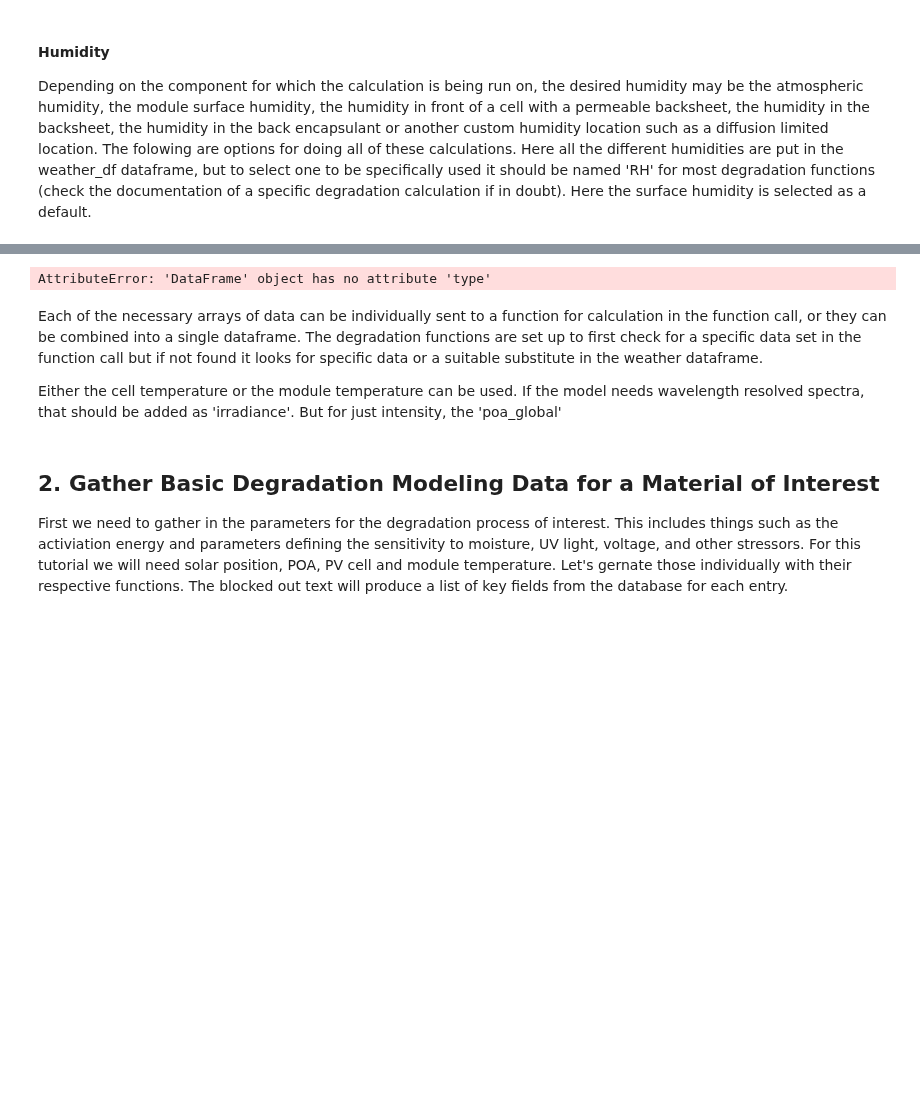
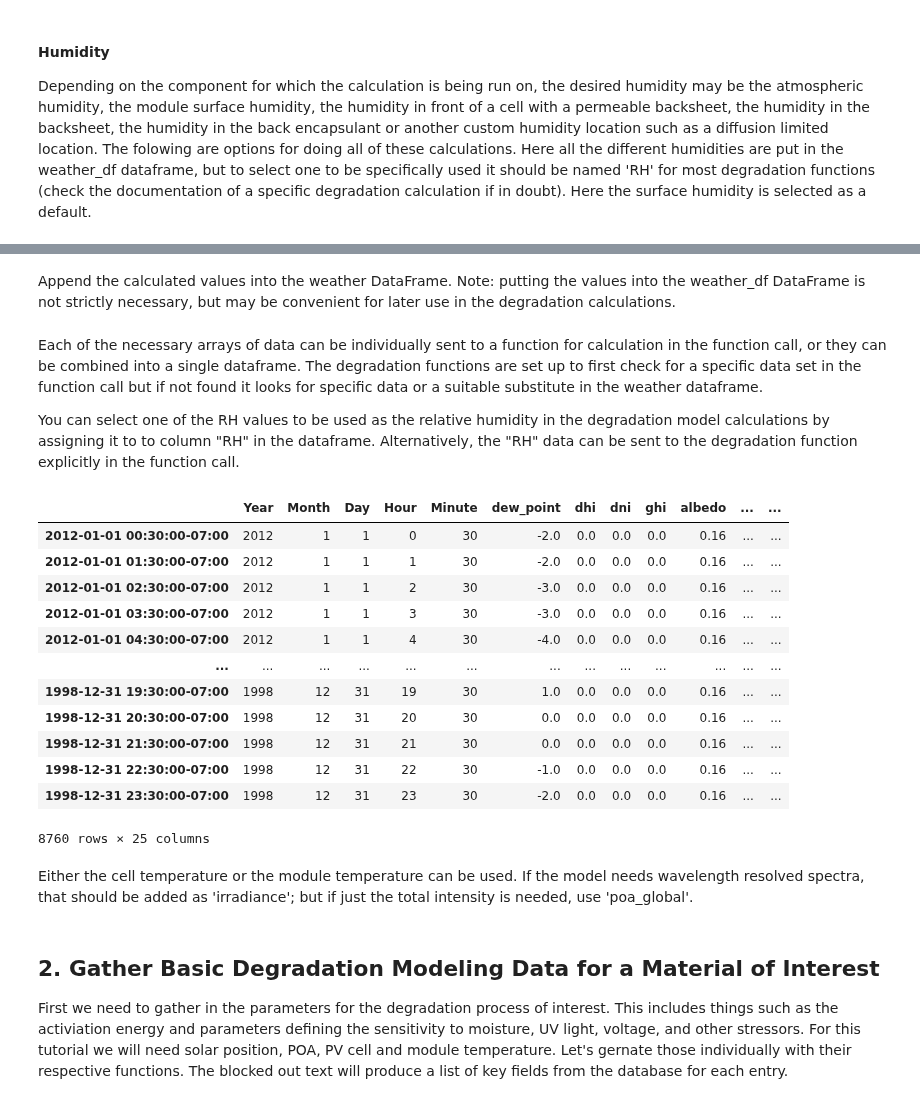
Before and after one commit to NREL/PVDegradationTools, a Jupyter notebook: tutorials_and_tools/tutorials_and_tools/Tools - Degradation.ipynb, the cells around one changed output, grey strips where cells are left out. Drawn from its saved outputs; the diff is of its cells as text; code cells hidden in the pictures; blank space fills up the shorter version.

Commit message:
Update Tools - Degradation.ipynb
Improving the tool such that it now will calculate the relevant humidities.

```diff
--- a/tutorials_and_tools/tutorials_and_tools/Tools - Degradation.ipynb
+++ b/tutorials_and_tools/tutorials_and_tools/Tools - Degradation.ipynb
@@ -171,16 +164,44 @@ AttributeError: 'UndefinedType' object has no attribute 'name'
-# %%
-display(Ce_back_encapsulant.type())
-# %% [output]
-AttributeError: 'DataFrame' object has no attribute 'type'
+# %% [markdown]
+Append the calculated values into the weather DataFrame.
+Note: putting the values into the weather_df DataFrame is not strictly necessary, but may be convenient for later use in the degradation calculations.
+# %%
+weather_df['RH_surface'] = RH_surface
+weather_df['RH_front_encapsulant'] = RH_front_encapsulant
+weather_df['Ce_back_encapsulant'] = Ce_back_encapsulant
+weather_df['RH_back_encapsulant'] = RH_back_encapsulant
+weather_df['RH_backsheet'] = RH_backsheet
+
+weather_df['poa_global'] = poa_df['poa_global']
 # %% [markdown]
 Each of the necessary arrays of data can be individually sent to a function for calculation in the function call, or they can be combined into a single dataframe. The degradation functions are set up to first check for a specific data set in the function call but if not found it looks for specific data or a suitable substitute in the weather dataframe.
 
-Either the cell temperature or the module temperature can be used.
-If the model needs wavelength resolved spectra, that should be added as 'irradiance'. But for just intensity, the 'poa_global'
+You can select one of the RH values to be used as the relative humidity in the degradation model calculations by assigning it to to column "RH" in the dataframe.
+Alternatively, the "RH" data can be sent to the degradation function explicitly in the function call.
-# %%
-#weather_df['temperature'] = temp_cell
-weather_df['temperature'] = temp_module
-weather_df['poa_global'] = poa_df['poa_global']
+# %%
+weather_df['RH'] = RH_surface
+#weather_df['RH'] =RH_front_encapsulant
+#weather_df['RH'] = Ce_back_encapsulant
+#weather_df['RH'] = RH_back_encapsulant
+#weather_df['RH'] = RH_backsheet
+
+display(weather_df)
+# %% [output]
+|  | Year | Month | Day | Hour | Minute | dew_point | dhi | dni | ghi | albedo | ... | ... |
+| 2012-01-01 00:30:00-07:00 | 2012 | 1 | 1 | 0 | 30 | -2.0 | 0.0 | 0.0 | 0.0 | 0.16 | ... | ... |
+| 2012-01-01 01:30:00-07:00 | 2012 | 1 | 1 | 1 | 30 | -2.0 | 0.0 | 0.0 | 0.0 | 0.16 | ... | ... |
+| 2012-01-01 02:30:00-07:00 | 2012 | 1 | 1 | 2 | 30 | -3.0 | 0.0 | 0.0 | 0.0 | 0.16 | ... | ... |
+| 2012-01-01 03:30:00-07:00 | 2012 | 1 | 1 | 3 | 30 | -3.0 | 0.0 | 0.0 | 0.0 | 0.16 | ... | ... |
+| 2012-01-01 04:30:00-07:00 | 2012 | 1 | 1 | 4 | 30 | -4.0 | 0.0 | 0.0 | 0.0 | 0.16 | ... | ... |
+| ... | ... | ... | ... | ... | ... | ... | ... | ... | ... | ... | ... | ... |
+| 1998-12-31 19:30:00-07:00 | 1998 | 12 | 31 | 19 | 30 | 1.0 | 0.0 | 0.0 | 0.0 | 0.16 | ... | ... |
+| 1998-12-31 20:30:00-07:00 | 1998 | 12 | 31 | 20 | 30 | 0.0 | 0.0 | 0.0 | 0.0 | 0.16 | ... | ... |
+| 1998-12-31 21:30:00-07:00 | 1998 | 12 | 31 | 21 | 30 | 0.0 | 0.0 | 0.0 | 0.0 | 0.16 | ... | ... |
+| 1998-12-31 22:30:00-07:00 | 1998 | 12 | 31 | 22 | 30 | -1.0 | 0.0 | 0.0 | 0.0 | 0.16 | ... | ... |
+| 1998-12-31 23:30:00-07:00 | 1998 | 12 | 31 | 23 | 30 | -2.0 | 0.0 | 0.0 | 0.0 | 0.16 | ... | ... |
+8760 rows × 25 columns
+# %% [markdown]
+Either the cell temperature or the module temperature can be used.
+If the model needs wavelength resolved spectra, that should be added as 'irradiance'; but if just the total intensity is needed, use 'poa_global'.
 # %% [markdown]
 ## 2. Gather Basic Degradation Modeling Data for a Material of Interest
 
```
Also changed, not shown: parts of 6 cells of this notebook.
